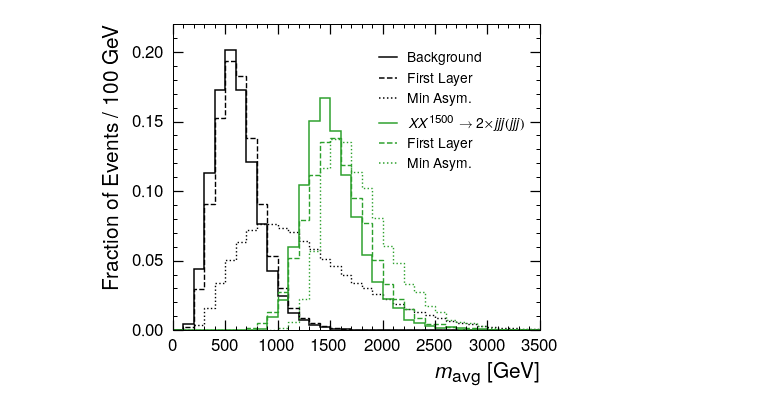
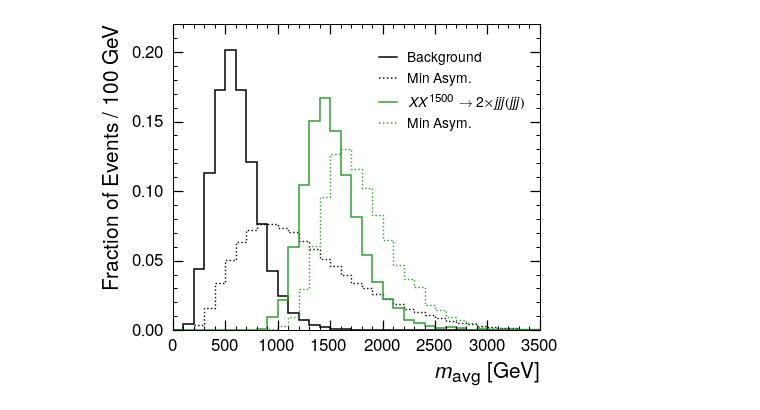
Before and after one commit to badeaa3/unsupervised-search, a Jupyter notebook: plotting/Compare Plot.ipynb, the cells around one changed output. Drawn from its saved outputs; the diff is of its cells as text; code cells hidden in the pictures.

Commit message:
plots for javier

```diff
--- a/plotting/Compare Plot.ipynb
+++ b/plotting/Compare Plot.ipynb
@@ -12,9 +12,20 @@ import atlas_mpl_style as ampl
 ampl.use_atlas_style(usetex=True)
 ampl.set_color_cycle("Paper", 6)
 # %%
+# plot the first layer line or not
+doFirstLayer = False
+
+# minasym file
+# inFile = "histdump_20230910.json"
+# outFileName = "compare_plot.pdf"
+# minLabel = "Min Asym."
+
+# mindiff file
+inFile = "histdump_mindiff.json"
+outFileName = "compare_plot_mindiff.pdf"
+minLabel = "Min Diff."
+
 # load the json
-# inFile = "/Users/anthonybadea/Documents/ATLAS/Pheno/unsupervised-search-paper/histdump.json"
-inFile = "histdump_20230910.json"
 with open(inFile, "r") as f:
     dic = json.load(f)
 
@@ -42,16 +53,17 @@ ax.hist(bins[:-1],
     label="Background",
     color="black",
     rasterized=rasterized)
-ax.hist(bins[:-1],
-    bins,
-    weights=np.array(dic['compare_plot']['Bkg_firstlayer'])*binW,
-    alpha=1.0,
-    lw=1.4,
-    ls="--",
-    histtype="step",
-    label="First Layer",
-    color="black",
-    rasterized=rasterized)
+if doFirstLayer:
+    ax.hist(bins[:-1],
+        bins,
+        weights=np.array(dic['compare_plot']['Bkg_firstlayer'])*binW,
+        alpha=1.0,
+        lw=1.4,
+        ls="--",
+        histtype="step",
+        label="First Layer",
+        color="black",
+        rasterized=rasterized)
 ax.hist(bins[:-1],
     bins,
     weights=np.array(dic['compare_plot']['Bkg_minasym'])*binW,
@@ -73,16 +85,17 @@ ax.hist(bins[:-1],
     label=r"$\mathit{XX}^{1500} \rightarrow 2\times \mathit{jjj(jjj)}$",
     color="#2ca02c", # green
     rasterized=rasterized)
-ax.hist(bins[:-1],
-    bins,
-    weights=np.array(dic['compare_plot']['TT_tN1_1500_1000_firstlayer'])*binW,
-    alpha=1.0,
-    lw=1.4,
-    ls="--",
-    histtype="step",
-    label="First Layer",
-    color="#2ca02c", # green
-    rasterized=rasterized)
+if doFirstLayer:
+    ax.hist(bins[:-1],
+        bins,
+        weights=np.array(dic['compare_plot']['TT_tN1_1500_1000_firstlayer'])*binW,
+        alpha=1.0,
+        lw=1.4,
+        ls="--",
+        histtype="step",
+        label="First Layer",
+        color="#2ca02c", # green
+        rasterized=rasterized)
 ax.hist(bins[:-1],
     bins,
     weights=np.array(dic['compare_plot']['TT_tN1_1500_1000_minasym'])*binW,
@@ -114,32 +127,32 @@ ax.set_ylabel("Fraction of Events / 100 GeV", fontsize=21, labelpad=9, horizonta
 # set limits
 ax.set_xlim(0,3500)
 ax.set_ylim(0, 0.22)
 
 # tick params
 tick_params_major = {"which"     : "major",
                      "length"    : 10,
                      "width"     : 1.25,
                      "direction" : "in",
                      "right"     : True,
                      "top"       : True,
                      "labelsize" : 17,
                      "pad"       : 8}
 tick_params_minor = {"which"     : "minor",
                      "length"    : 4,
                      "width"     : 1,
                      "direction" : "in",
                      "right"     : True,
                      "top"       : True,
                      "labelsize" : 15}
 
 # ax.xaxis.set_minor_locator(AutoMinorLocator(5))
 # ax.yaxis.set_minor_locator(AutoMinorLocator(5))
 ax.tick_params(**tick_params_major)
 ax.tick_params(**tick_params_minor)
 plt.locator_params(axis='y', nbins=8)
 plt.locator_params(axis='x', nbins=8)
 
 # save
-plt.savefig("compare_plot.pdf", bbox_inches="tight")
+plt.savefig(outFileName, bbox_inches="tight") # _noFirstLayer
 # %% [output]
-[figure, old version]
+[figure, new version]
```
Also changed, not shown: 5 other files.
